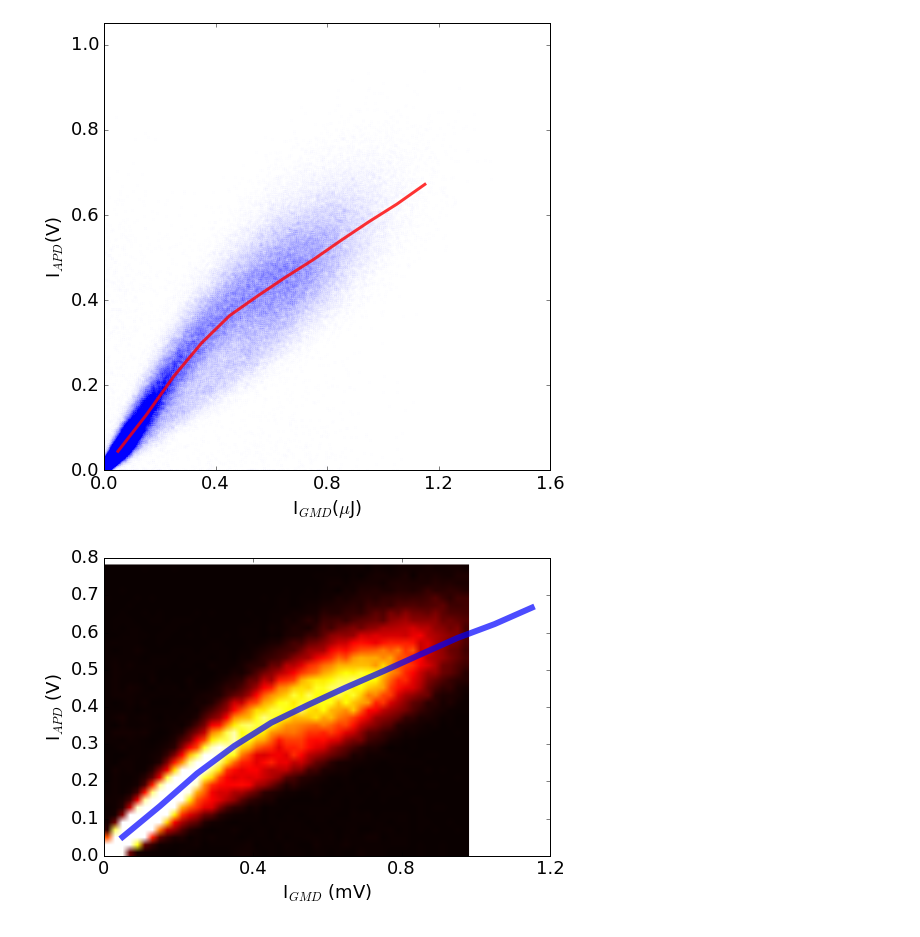
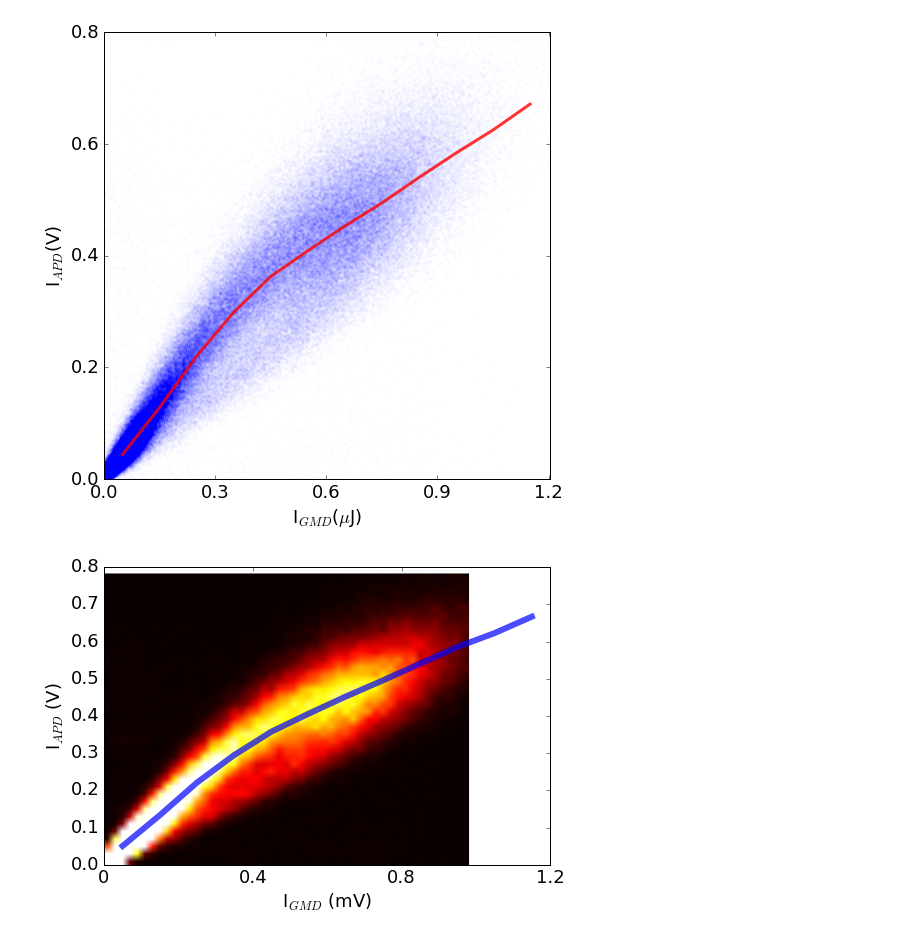
Before and after one commit to sioan/softXRayDataAndControls, a Jupyter notebook: experimentSpecificFiles/sxri0414/for_pub/regression_approach_run60.ipynb, the cells around one changed output. Drawn from its saved outputs; the diff is of its cells as text; code cells hidden in the pictures.

```diff
--- a/experimentSpecificFiles/sxri0414/for_pub/regression_approach_run60.ipynb
+++ b/experimentSpecificFiles/sxri0414/for_pub/regression_approach_run60.ipynb
@@ -18,7 +23,7 @@ from scipy.signal import savgol_filter
 # %%
 #default plot setting
-mpl.rcParams['axes.prop_cycle'] = cycler(color='bgcmyk')
-mpl.rcParams['figure.figsize'] = (8,8)
+mpl.rcParams['axes.prop_cycle'] = cycler(color='bgrcmyk')
+#mpl.rcParams['figure.figsize'] = (8,8)
 plt.rcParams['image.cmap'] = 'magma'
 #mpl.rcParams['text.usetex'] = True
 #mpl.rcParams['font.family'] = 'Arial'
@@ -153,29 +158,30 @@ my_slope = theilslopes(abs(array(acq_spectra_amplitude)).transpose()[2],abs(arra
 # %%
 #this show the relationship between I and I0 is more linear after accoutning for different photon energy responses in
 #I and I0
 f5, axarr5 = plt.subplots(1, sharex=True)
-axarr5.plot(my_dict['GMD'],my_dict['acqiris2/amplitude'],'.',alpha=0.002,markersize=6.0)
+axarr5.plot(my_dict['GMD'],my_dict['acqiris2/amplitude'],'.',alpha=0.006,markersize=6.0)
 #axarr5.plot(array(GMD_spectra_amplitude).transpose()[2],array(acq_spectra_amplitude).transpose()[2],'ro',alpha=50)
 my_slope= theilslopes(array(acq_spectra_amplitude).transpose()[2],array(GMD_spectra_amplitude).transpose()[2],alpha=0.95)
 #axarr5.plot(arange(0,0.0015,.0001),my_slope[0]*arange(0,0.0015,.0001)+my_slope[1],'r-',linewidth=2,alpha=50)
 
 my_hist = binned_statistic_dd(x,y,bins=[arange(0,0.0014,0.0001)],statistic=median).statistic
 axarr5.plot((arange(0,0.0014,0.0001)[1:]+arange(0,0.0014,0.0001)[:-1])/2,my_hist,linewidth=3,alpha=.80,c='r',linestyle='solid')
 
 #I_FEE_hist = binned_statistic_dd(fee,y,bins=[arange(0.05,0.85,0.02)],statistic=mean).statistic
 #I0_FEE_hist = binned_statistic_dd(fee,x,bins=[arange(.05,0.85,0.02)],statistic='mean').statistic
 #plot(I0_FEE_hist,I_FEE_hist,marker='o',color='purple',linewidth=0)
 
-axarr5.set_xlim(0.000,0.0016)
-axarr5.set_xticks(arange(0,.0017,.0004))
-axarr5.set_xticklabels(["0.0","0.4","0.8","1.2","1.6"])
-axarr5.set_ylim(0,1.05)
+axarr5.set_xlim(0.000,0.001205)
+axarr5.set_xticks(arange(0,.001205,.0003))
+axarr5.set_xticklabels(["0.0","0.3","0.6","0.9","1.2"])
+axarr5.set_ylim(0,0.8)
+axarr5.set_yticks(arange(0,.805,.2))
 #axarr5.set_xlabel("I$_0$(mV)")
 axarr5.set_xlabel(r"I$_{GMD}$($\mu$J)")
 axarr5.set_ylabel("I$_{APD}$(V)")
 show()
 # %% [output]
-[figure, old version]
+[figure, new version]
 # %%
 y_bins = arange(0,.8,0.02)
 x_bins = arange(0,0.001,0.00002)
```
Also changed, not shown: parts of 27 cells of this notebook, 5 other files.
